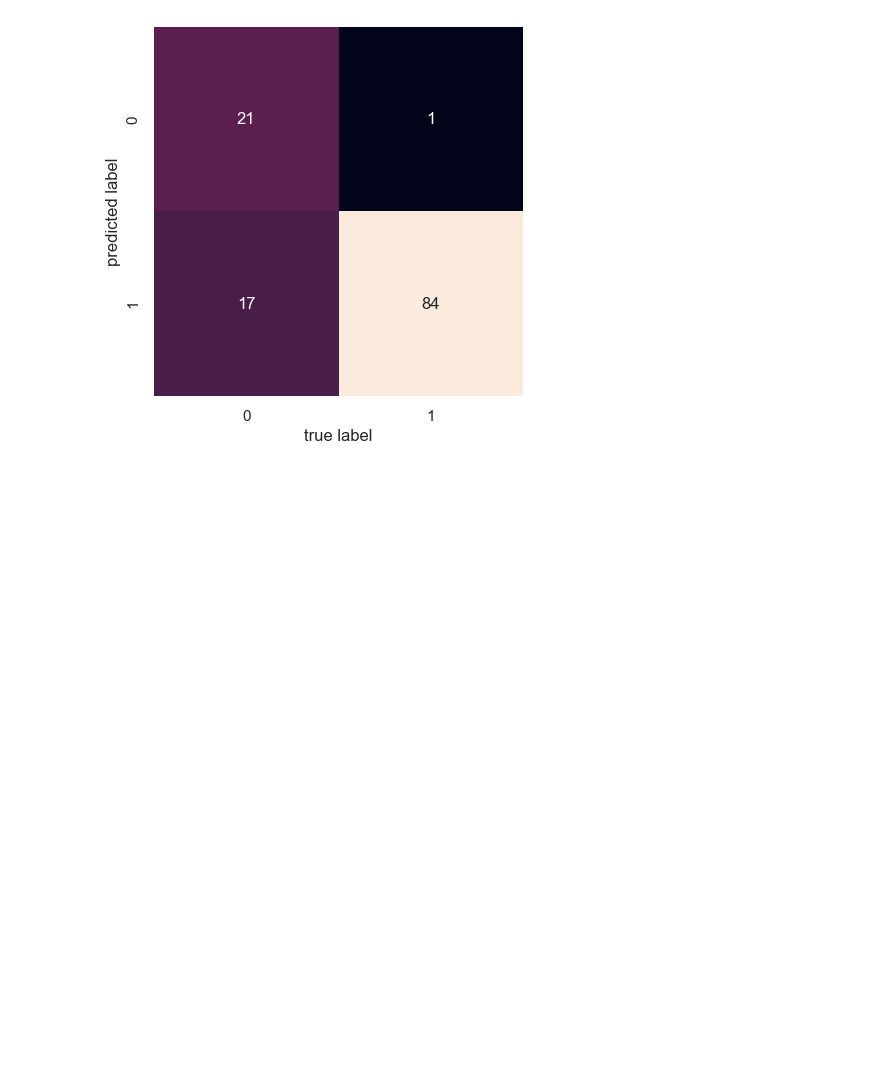
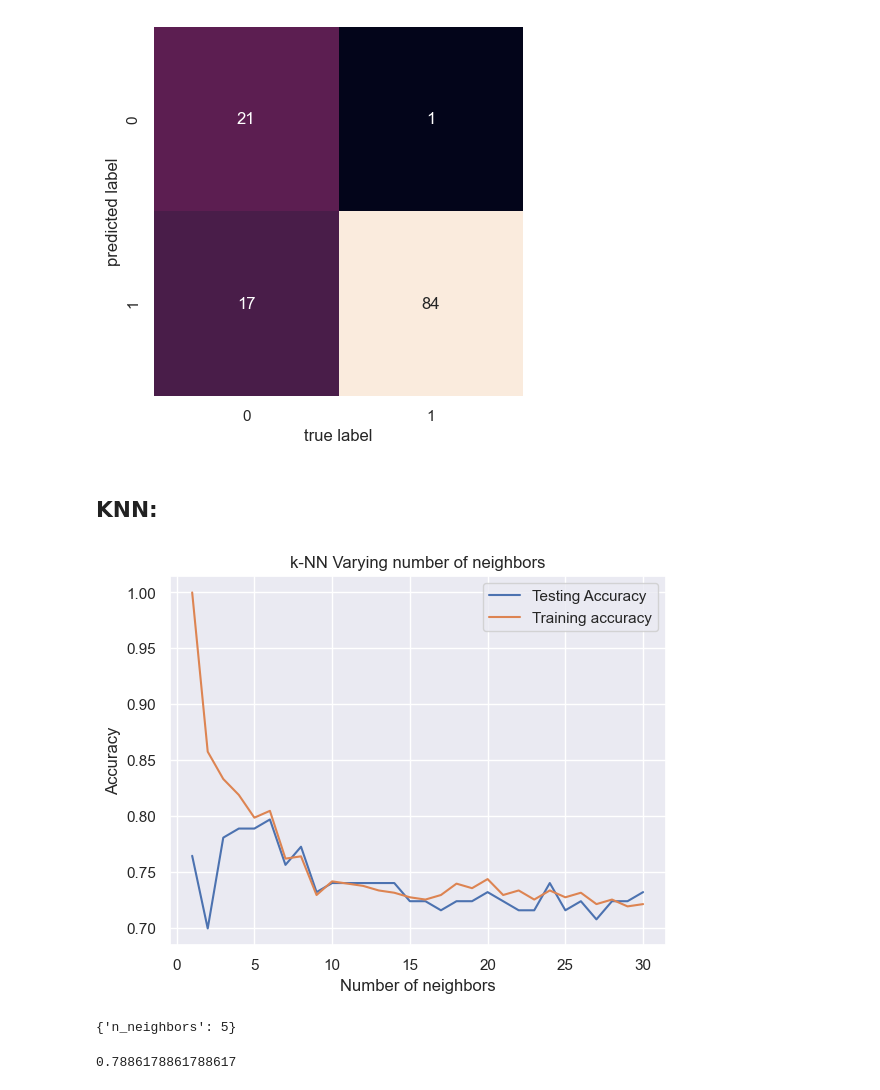
Before and after one commit to AliMSHGH/Loan_eligibility_prediction, a Jupyter notebook: Loan_eligibility_prediction.ipynb, the cells around one changed output. Saved outputs shown, nothing was run; the diff lists cells and outputs as text; code cells hidden in the pictures; blank space fills up the shorter version.

```diff
--- a/Loan_eligibility_prediction.ipynb
+++ b/Loan_eligibility_prediction.ipynb
@@ -257,3 +258,48 @@ plt.xlabel('true label')
 plt.ylabel('predicted label');
 # %% [output]
 [figure]
+# %% [markdown]
+## KNN:
+# %%
+neighbors = np.arange(1,31)
+train_accuracy_knn = np.empty(len(neighbors))
+test_accuracy_knn = np.empty(len(neighbors))
+
+for i,k in enumerate(neighbors):
+    knn = KNeighborsClassifier(n_neighbors=k)
+
+    knn.fit(X_train, y_train)
+
+    train_accuracy_knn[i] = knn.score(X_train, y_train)
+
+    test_accuracy_knn[i] = knn.score(X_test, y_test)
+# %%
+plt.title('k-NN Varying number of neighbors')
+plt.plot(neighbors, test_accuracy_knn, label='Testing Accuracy')
+plt.plot(neighbors, train_accuracy_knn, label='Training accuracy')
+plt.legend()
+plt.xlabel('Number of neighbors')
+plt.ylabel('Accuracy')
+plt.show()
+# %% [output]
+[figure, added]
+# %%
+param_grid_02 = {'n_neighbors': np.arange(1, 31)}
+
+grid_02 = GridSearchCV(KNeighborsClassifier(), param_grid_02, cv=7)
+
+grid_02.fit(X, y)
+
+print(grid_02.best_params_)
+# %% [output]
+{'n_neighbors': 5}
+# %%
+model_02 = KNeighborsClassifier(n_neighbors=5)
+
+model_02.fit(X_train, y_train)
+
+y_predict_02 = model_02.predict(X_test)
+
+print(accuracy_score(y_test, y_predict_02))
+# %% [output]
+0.7886178861788617
```
Also changed, not shown: parts of 6 cells of this notebook.
